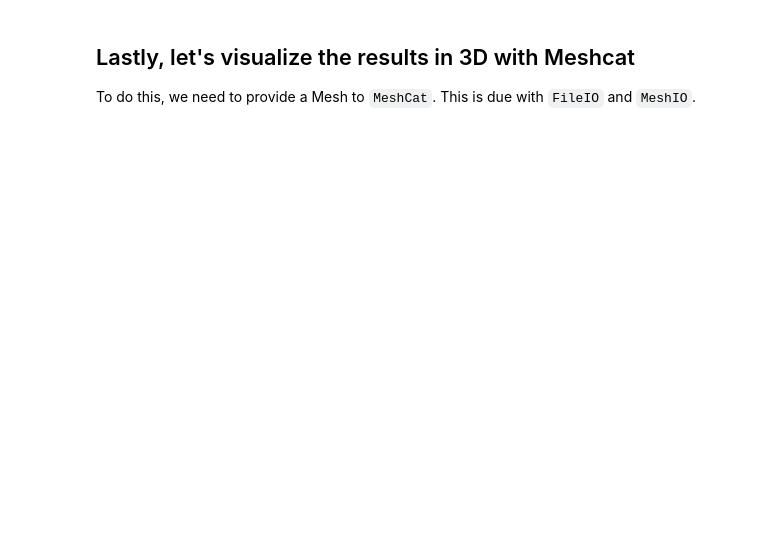
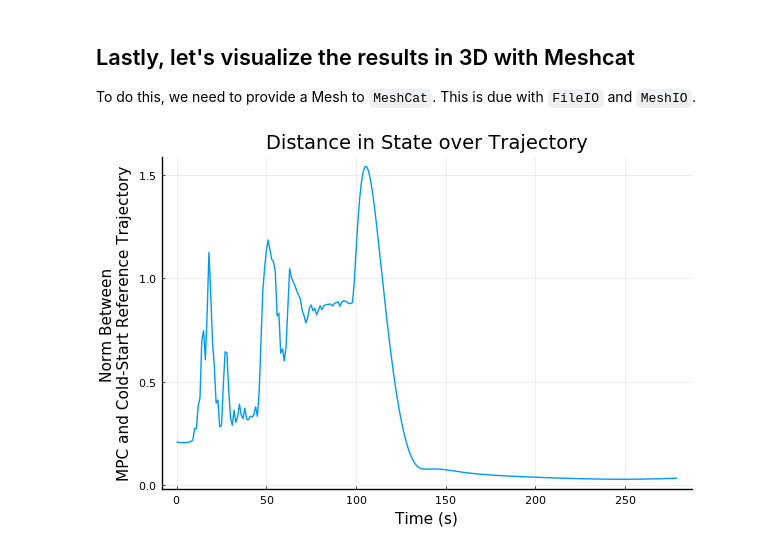
Before and after one commit to RoboticExplorationLab/altro-mpc-icra2021, a Jupyter notebook: benchmarks/rocket_landing/RocketLandingMPC-SOCP.ipynb, the cells around one changed output. Saved outputs shown, nothing was run; the diff lists cells and outputs as text; code cells hidden in the pictures; blank space fills up the shorter version.

```diff
--- a/benchmarks/rocket_landing/RocketLandingMPC-SOCP.ipynb
+++ b/benchmarks/rocket_landing/RocketLandingMPC-SOCP.ipynb
@@ -654,0 +694,12 @@ To do this, we need to provide a Mesh to <code>MeshCat</code>. This is due with
+# %%
+pyplot()
+
+timeVec = dt .* 1:N
+timeVecTrunc = timeVec[1:length(MPC_Iteration_States)]
+
+plot(timeVecTrunc, norm.(X_cold[1:length(MPC_Iteration_States)] - MPC_Iteration_States), legend = :none)
+xlabel!("Time (s)")
+ylabel!("Norm Between \nMPC and Cold-Start Reference Trajectory")
+title!("Distance in State over Trajectory")
+# %% [output]
+[figure, added]
```
Also changed, not shown: parts of 27 cells of this notebook, 1 other file.
